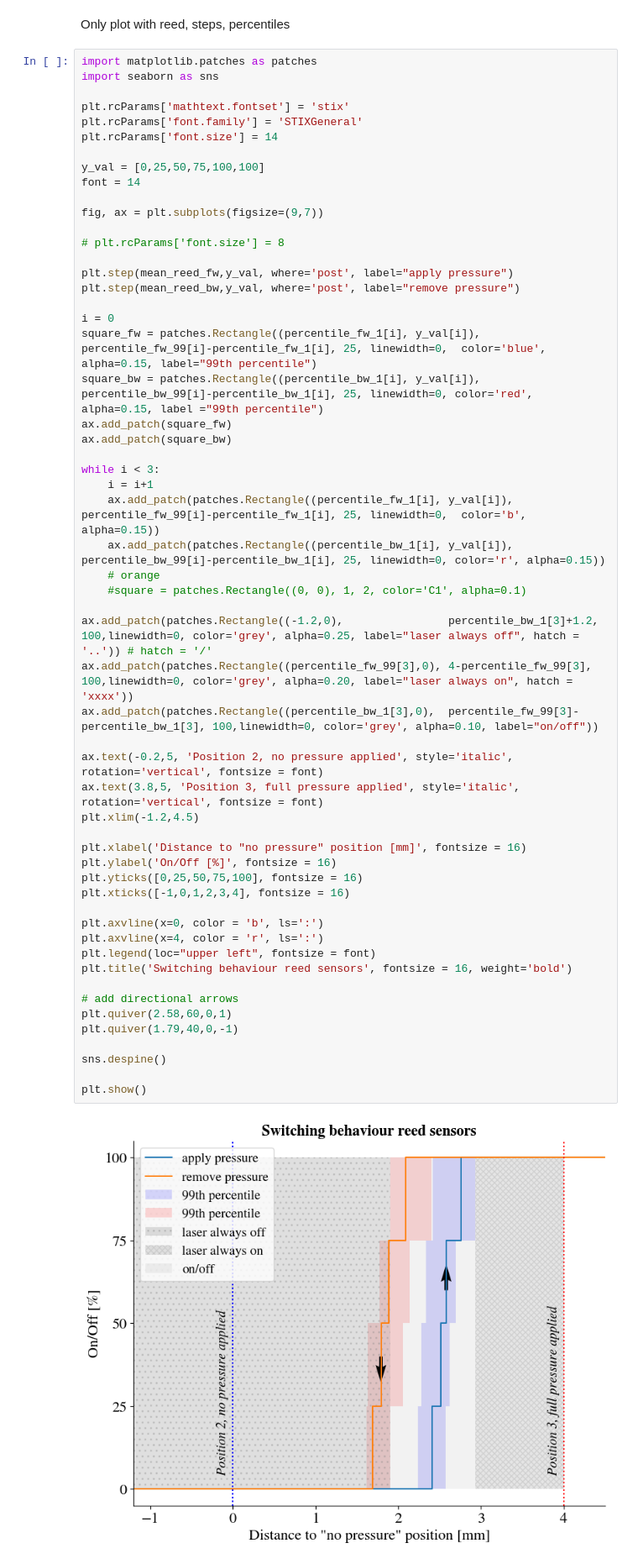
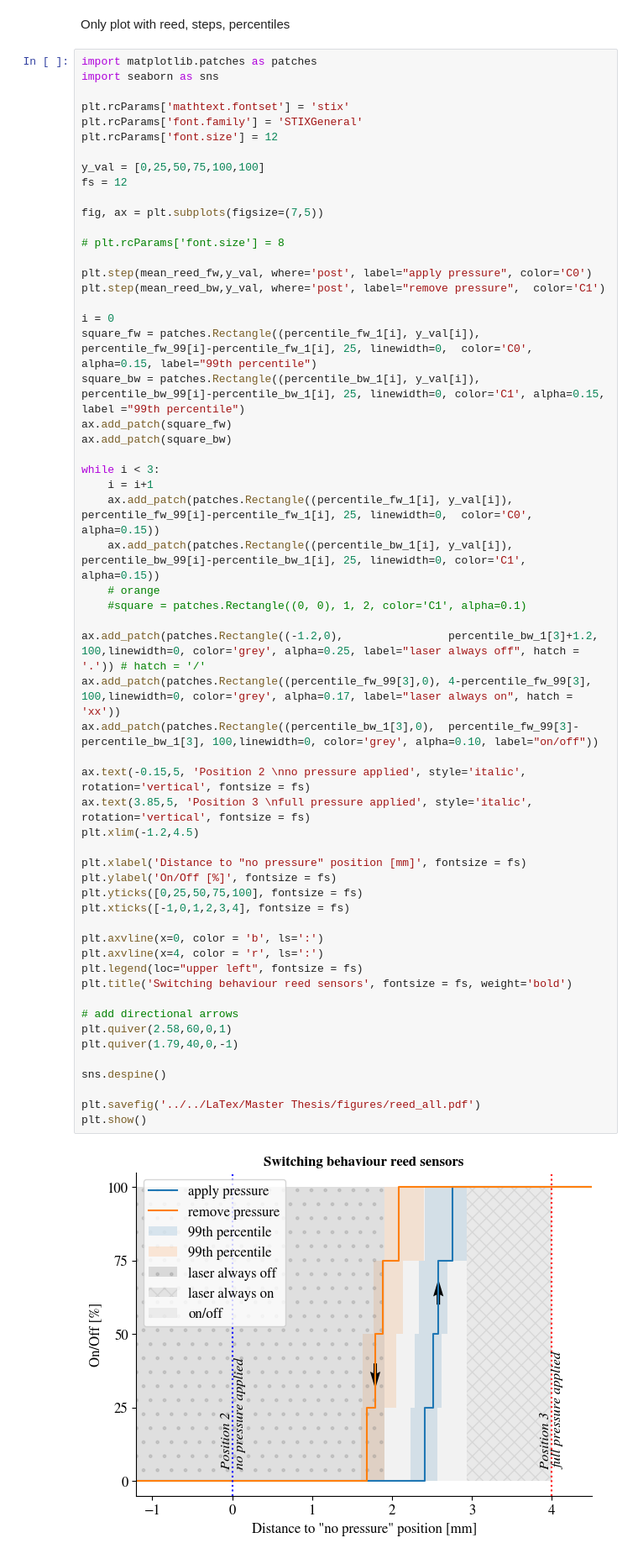
Before and after one commit to annnnna42/Arduino_KDC101_Control_and_Evaluation, a Jupyter notebook: plots_reed.ipynb, the cells around one changed output. Shown: that part at 84% size. Saved outputs shown, nothing was run; the diff lists cells and outputs as text.

Commit message:
Advance plots

```diff
--- a/plots_reed.ipynb
+++ b/plots_reed.ipynb
@@ -381,55 +381,56 @@ import seaborn as sns
 
 plt.rcParams['mathtext.fontset'] = 'stix'
 plt.rcParams['font.family'] = 'STIXGeneral'
-plt.rcParams['font.size'] = 14
+plt.rcParams['font.size'] = 12
 
 y_val = [0,25,50,75,100,100]
-font = 14
+fs = 12
 
-fig, ax = plt.subplots(figsize=(9,7))
+fig, ax = plt.subplots(figsize=(7,5))
 
 # plt.rcParams['font.size'] = 8
 
-plt.step(mean_reed_fw,y_val, where='post', label="apply pressure")
-plt.step(mean_reed_bw,y_val, where='post', label="remove pressure")
+plt.step(mean_reed_fw,y_val, where='post', label="apply pressure", color='C0')
+plt.step(mean_reed_bw,y_val, where='post', label="remove pressure",  color='C1')
 
 i = 0
-square_fw = patches.Rectangle((percentile_fw_1[i], y_val[i]), percentile_fw_99[i]-percentile_fw_1[i], 25, linewidth=0,  color='blue', alpha=0.15, label="99th percentile")
-square_bw = patches.Rectangle((percentile_bw_1[i], y_val[i]), percentile_bw_99[i]-percentile_bw_1[i], 25, linewidth=0, color='red', alpha=0.15, label ="99th percentile")
+square_fw = patches.Rectangle((percentile_fw_1[i], y_val[i]), percentile_fw_99[i]-percentile_fw_1[i], 25, linewidth=0,  color='C0', alpha=0.15, label="99th percentile")
+square_bw = patches.Rectangle((percentile_bw_1[i], y_val[i]), percentile_bw_99[i]-percentile_bw_1[i], 25, linewidth=0, color='C1', alpha=0.15, label ="99th percentile")
 ax.add_patch(square_fw)
 ax.add_patch(square_bw)
 
 while i < 3:
     i = i+1
-    ax.add_patch(patches.Rectangle((percentile_fw_1[i], y_val[i]), percentile_fw_99[i]-percentile_fw_1[i], 25, linewidth=0,  color='b', alpha=0.15))
-    ax.add_patch(patches.Rectangle((percentile_bw_1[i], y_val[i]), percentile_bw_99[i]-percentile_bw_1[i], 25, linewidth=0, color='r', alpha=0.15))
+    ax.add_patch(patches.Rectangle((percentile_fw_1[i], y_val[i]), percentile_fw_99[i]-percentile_fw_1[i], 25, linewidth=0,  color='C0', alpha=0.15))
+    ax.add_patch(patches.Rectangle((percentile_bw_1[i], y_val[i]), percentile_bw_99[i]-percentile_bw_1[i], 25, linewidth=0, color='C1', alpha=0.15))
     # orange
     #square = patches.Rectangle((0, 0), 1, 2, color='C1', alpha=0.1)
 
-ax.add_patch(patches.Rectangle((-1.2,0),                percentile_bw_1[3]+1.2,                 100,linewidth=0, color='grey', alpha=0.25, label="laser always off", hatch = '..')) # hatch = '/'
-ax.add_patch(patches.Rectangle((percentile_fw_99[3],0), 4-percentile_fw_99[3],                  100,linewidth=0, color='grey', alpha=0.20, label="laser always on", hatch = 'xxxx'))
+ax.add_patch(patches.Rectangle((-1.2,0),                percentile_bw_1[3]+1.2,                 100,linewidth=0, color='grey', alpha=0.25, label="laser always off", hatch = '.')) # hatch = '/'
+ax.add_patch(patches.Rectangle((percentile_fw_99[3],0), 4-percentile_fw_99[3],                  100,linewidth=0, color='grey', alpha=0.17, label="laser always on", hatch = 'xx'))
 ax.add_patch(patches.Rectangle((percentile_bw_1[3],0),  percentile_fw_99[3]-percentile_bw_1[3], 100,linewidth=0, color='grey', alpha=0.10, label="on/off"))
 
-ax.text(-0.2,5, 'Position 2, no pressure applied', style='italic', rotation='vertical', fontsize = font)
-ax.text(3.8,5, 'Position 3, full pressure applied', style='italic', rotation='vertical', fontsize = font)
+ax.text(-0.15,5, 'Position 2 \nno pressure applied', style='italic', rotation='vertical', fontsize = fs)
+ax.text(3.85,5, 'Position 3 \nfull pressure applied', style='italic', rotation='vertical', fontsize = fs)
 plt.xlim(-1.2,4.5)
 
-plt.xlabel('Distance to "no pressure" position [mm]', fontsize = 16)
-plt.ylabel('On/Off [%]', fontsize = 16)
-plt.yticks([0,25,50,75,100], fontsize = 16)
-plt.xticks([-1,0,1,2,3,4], fontsize = 16)
+plt.xlabel('Distance to "no pressure" position [mm]', fontsize = fs)
+plt.ylabel('On/Off [%]', fontsize = fs)
+plt.yticks([0,25,50,75,100], fontsize = fs)
+plt.xticks([-1,0,1,2,3,4], fontsize = fs)
 
 plt.axvline(x=0, color = 'b', ls=':')
 plt.axvline(x=4, color = 'r', ls=':')
-plt.legend(loc="upper left", fontsize = font)
-plt.title('Switching behaviour reed sensors', fontsize = 16, weight='bold')
+plt.legend(loc="upper left", fontsize = fs)
+plt.title('Switching behaviour reed sensors', fontsize = fs, weight='bold')
 
 # add directional arrows
 plt.quiver(2.58,60,0,1)
 plt.quiver(1.79,40,0,-1)
 
 sns.despine()
 
+plt.savefig('../../LaTex/Master Thesis/figures/reed_all.pdf')
 plt.show()
 # %% [output]
-[figure, old version]
+[figure, new version]
```
Also changed, not shown: 2 other files.
